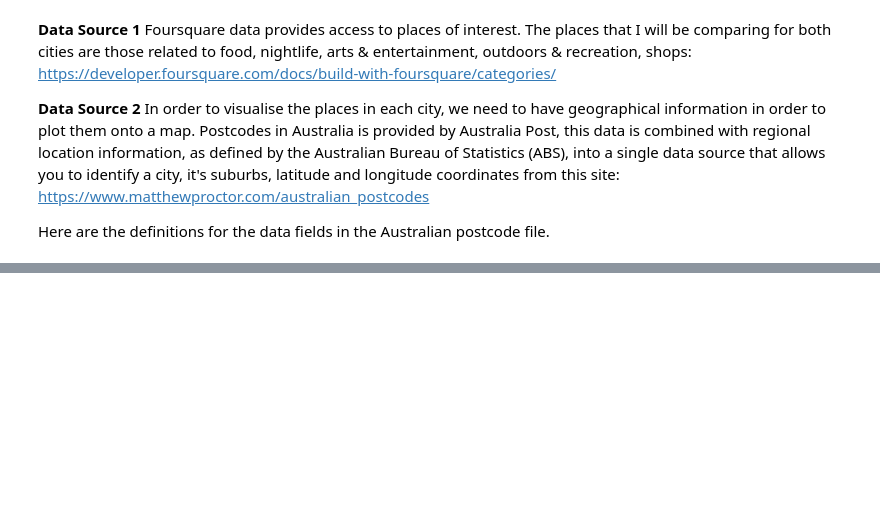
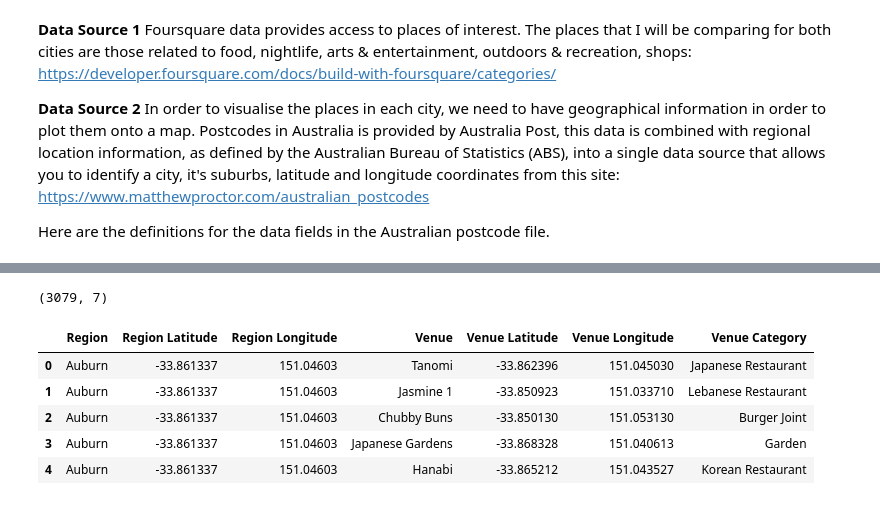
Before and after one commit to janelleamet/Coursera_Capstone, a Jupyter notebook: Capstone Project - Sydney and Melbourne.ipynb, the cells around one changed output, grey strips where cells are left out. Saved outputs shown, nothing was run; the diff lists cells and outputs as text; code cells hidden in the pictures; blank space fills up the shorter version.

```diff
--- a/Capstone Project - Sydney and Melbourne.ipynb
+++ b/Capstone Project - Sydney and Melbourne.ipynb
@@ -38,0 +291,12 @@ df_data_1.shape
+# %%
+# Check the dataframe size
+print(sydney_venues.shape)
+sydney_venues.head()
+# %% [output]
+(3079, 7)
+|  | Region | Region Latitude | Region Longitude | Venue | Venue Latitude | Venue Longitude | Venue Category |
+| 0 | Auburn | -33.861337 | 151.04603 | Tanomi | -33.862396 | 151.045030 | Japanese Restaurant |
+| 1 | Auburn | -33.861337 | 151.04603 | Jasmine 1 | -33.850923 | 151.033710 | Lebanese Restaurant |
+| 2 | Auburn | -33.861337 | 151.04603 | Chubby Buns | -33.850130 | 151.053130 | Burger Joint |
+| 3 | Auburn | -33.861337 | 151.04603 | Japanese Gardens | -33.868328 | 151.040613 | Garden |
+| 4 | Auburn | -33.861337 | 151.04603 | Hanabi | -33.865212 | 151.043527 | Korean Restaurant |
```
Also changed, not shown: parts of 38 cells of this notebook.
